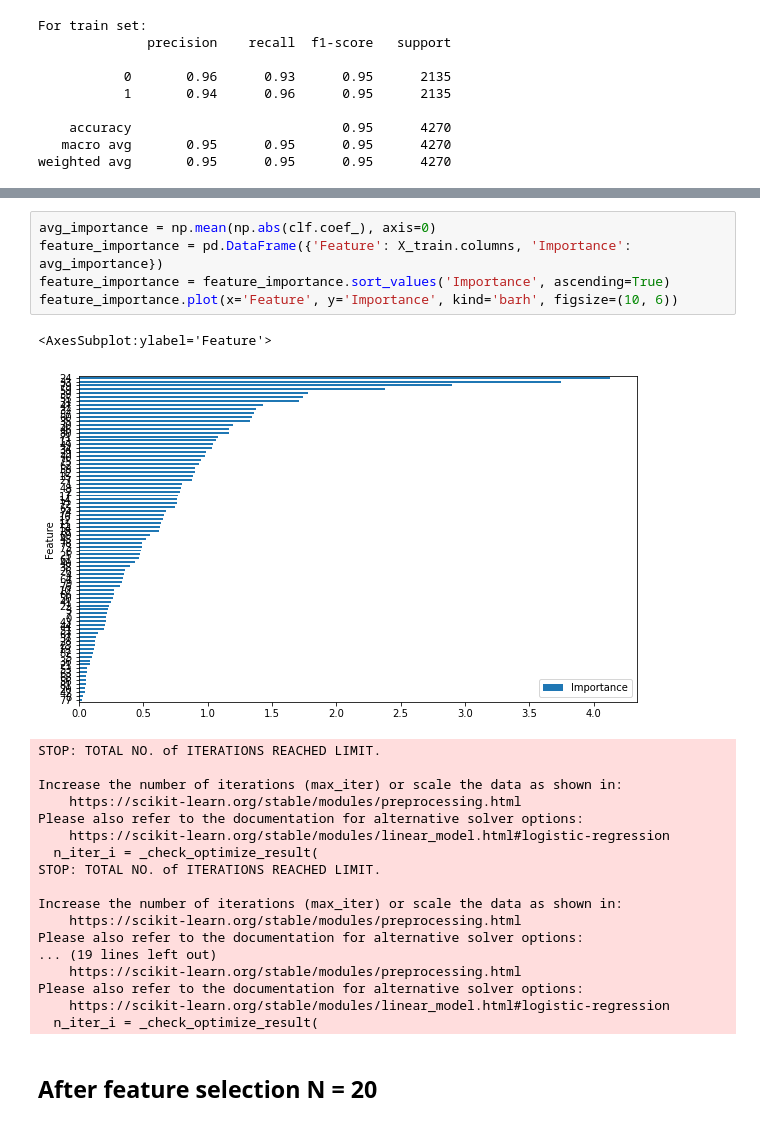
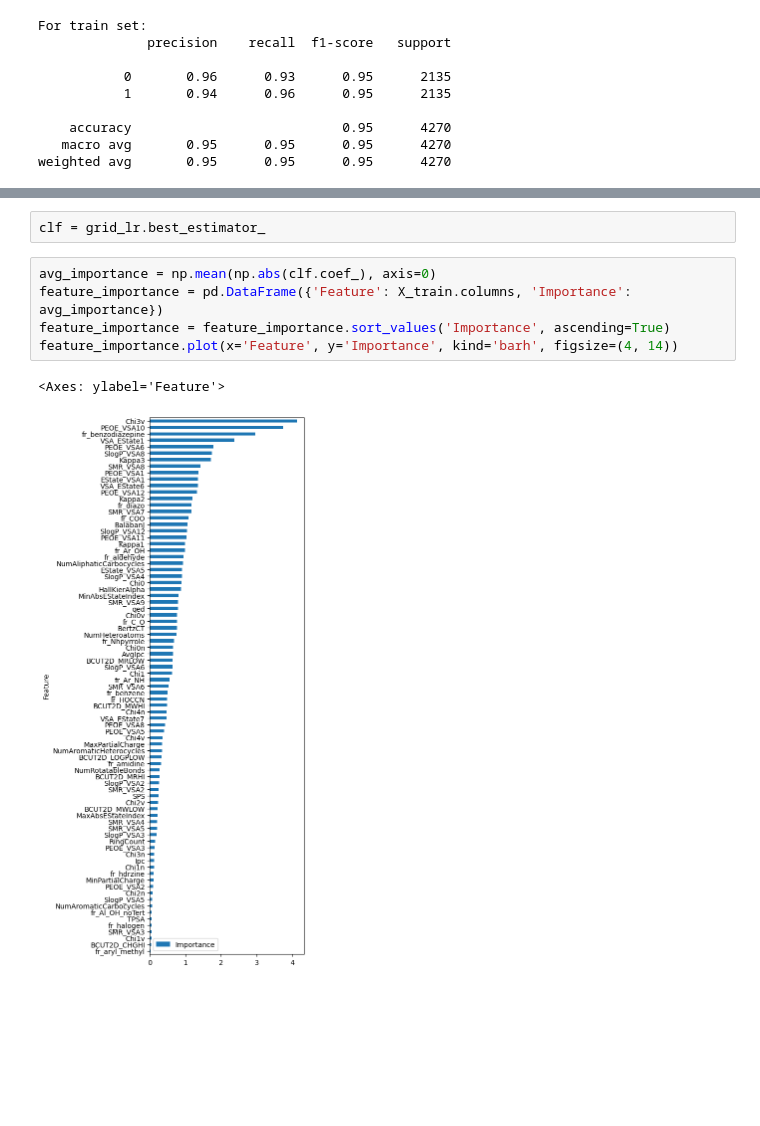
Before and after one commit to Protolaw/a2a_binary_classifier, a Jupyter notebook: Logistic regr.ipynb, the cells around one changed output, grey strips where cells are left out. Cells and saved outputs as stored; diff of their text form; blank space fills up the shorter version.

```diff
--- a/Logistic regr.ipynb
+++ b/Logistic regr.ipynb
@@ -169,27 +186,10 @@ plt.show()
+# %%
+clf = grid_lr.best_estimator_
 # %%
 avg_importance = np.mean(np.abs(clf.coef_), axis=0)
 feature_importance = pd.DataFrame({'Feature': X_train.columns, 'Importance': avg_importance})
 feature_importance = feature_importance.sort_values('Importance', ascending=True)
-feature_importance.plot(x='Feature', y='Importance', kind='barh', figsize=(10, 6))
+feature_importance.plot(x='Feature', y='Importance', kind='barh', figsize=(4, 14))
 # %% [output]
-<AxesSubplot:ylabel='Feature'>
+<Axes: ylabel='Feature'>
-[figure, old version]
+[figure, new version]
-STOP: TOTAL NO. of ITERATIONS REACHED LIMIT.
-
-Increase the number of iterations (max_iter) or scale the data as shown in:
-    https://scikit-learn.org/stable/modules/preprocessing.html
-Please also refer to the documentation for alternative solver options:
-    https://scikit-learn.org/stable/modules/linear_model.html#logistic-regression
-  n_iter_i = _check_optimize_result(
-STOP: TOTAL NO. of ITERATIONS REACHED LIMIT.
-
-Increase the number of iterations (max_iter) or scale the data as shown in:
-    https://scikit-learn.org/stable/modules/preprocessing.html
-Please also refer to the documentation for alternative solver options:
-... (19 lines left out)
-    https://scikit-learn.org/stable/modules/preprocessing.html
-Please also refer to the documentation for alternative solver options:
-    https://scikit-learn.org/stable/modules/linear_model.html#logistic-regression
-  n_iter_i = _check_optimize_result(
-# %% [markdown]
-## After feature selection N = 20
```
Also changed, not shown: parts of 24 cells of this notebook, 1 other file.
